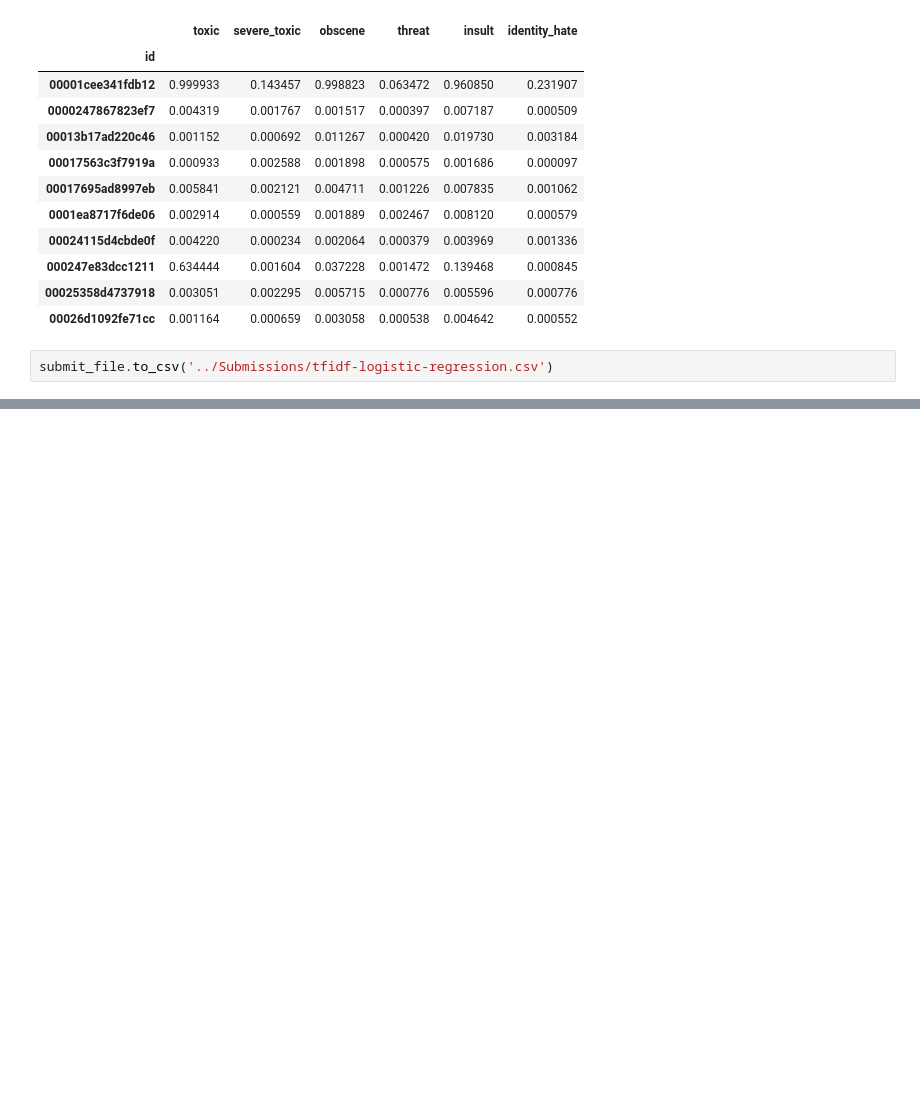
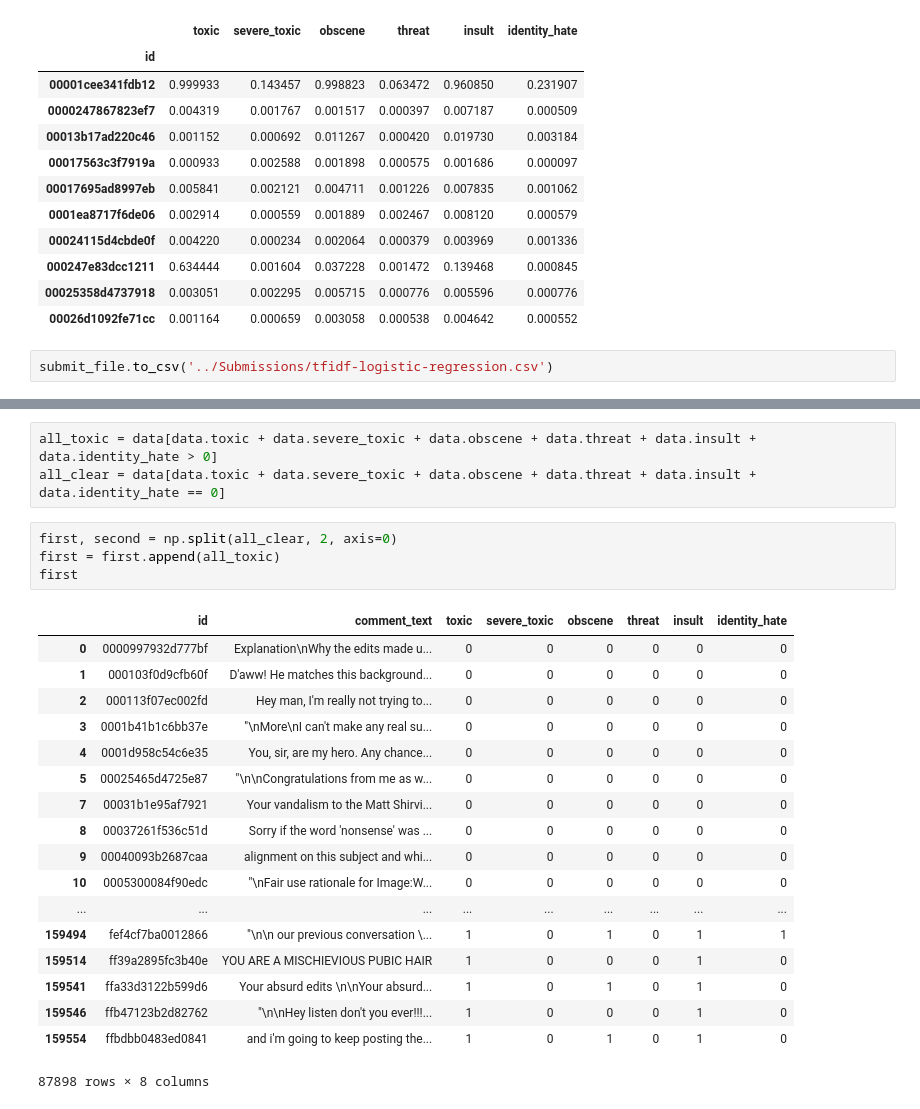
Before and after one commit to VladimirAnaniev/Toxic-Comments-Classification, a Jupyter notebook: Notebooks/TFIDF + Logistic Regression.ipynb, the cells around one changed output, grey strips where cells are left out. Drawn from its saved outputs; the diff is of its cells as text; blank space fills up the shorter version.

```diff
--- a/Notebooks/TFIDF + Logistic Regression.ipynb
+++ b/Notebooks/TFIDF + Logistic Regression.ipynb
@@ -237,0 +244,26 @@ submit_file.to_csv('../Submissions/tfidf-logistic-regression.csv')
+# %%
+all_toxic = data[data.toxic + data.severe_toxic + data.obscene + data.threat + data.insult + data.identity_hate > 0]
+all_clear = data[data.toxic + data.severe_toxic + data.obscene + data.threat + data.insult + data.identity_hate == 0]
+# %%
+first, second = np.split(all_clear, 2, axis=0)
+first = first.append(all_toxic)
+first
+# %% [output]
+|  | id | comment_text | toxic | severe_toxic | obscene | threat | insult | identity_hate |
+| 0 | 0000997932d777bf | Explanation\nWhy the edits made u... | 0 | 0 | 0 | 0 | 0 | 0 |
+| 1 | 000103f0d9cfb60f | D'aww! He matches this background... | 0 | 0 | 0 | 0 | 0 | 0 |
+| 2 | 000113f07ec002fd | Hey man, I'm really not trying to... | 0 | 0 | 0 | 0 | 0 | 0 |
+| 3 | 0001b41b1c6bb37e | "\nMore\nI can't make any real su... | 0 | 0 | 0 | 0 | 0 | 0 |
+| 4 | 0001d958c54c6e35 | You, sir, are my hero. Any chance... | 0 | 0 | 0 | 0 | 0 | 0 |
+| 5 | 00025465d4725e87 | "\n\nCongratulations from me as w... | 0 | 0 | 0 | 0 | 0 | 0 |
+| 7 | 00031b1e95af7921 | Your vandalism to the Matt Shirvi... | 0 | 0 | 0 | 0 | 0 | 0 |
+| 8 | 00037261f536c51d | Sorry if the word 'nonsense' was ... | 0 | 0 | 0 | 0 | 0 | 0 |
+| 9 | 00040093b2687caa | alignment on this subject and whi... | 0 | 0 | 0 | 0 | 0 | 0 |
+| 10 | 0005300084f90edc | "\nFair use rationale for Image:W... | 0 | 0 | 0 | 0 | 0 | 0 |
+| ... | ... | ... | ... | ... | ... | ... | ... | ... |
+| 159494 | fef4cf7ba0012866 | "\n\n our previous conversation \... | 1 | 0 | 1 | 0 | 1 | 1 |
+| 159514 | ff39a2895fc3b40e | YOU ARE A MISCHIEVIOUS PUBIC HAIR | 1 | 0 | 0 | 0 | 1 | 0 |
+| 159541 | ffa33d3122b599d6 | Your absurd edits \n\nYour absurd... | 1 | 0 | 1 | 0 | 1 | 0 |
+| 159546 | ffb47123b2d82762 | "\n\nHey listen don't you ever!!!... | 1 | 0 | 0 | 0 | 1 | 0 |
+| 159554 | ffbdbb0483ed0841 | and i'm going to keep posting the... | 1 | 0 | 1 | 0 | 1 | 0 |
+87898 rows × 8 columns
```
Also changed, not shown: parts of 17 cells of this notebook, 3 other files.
